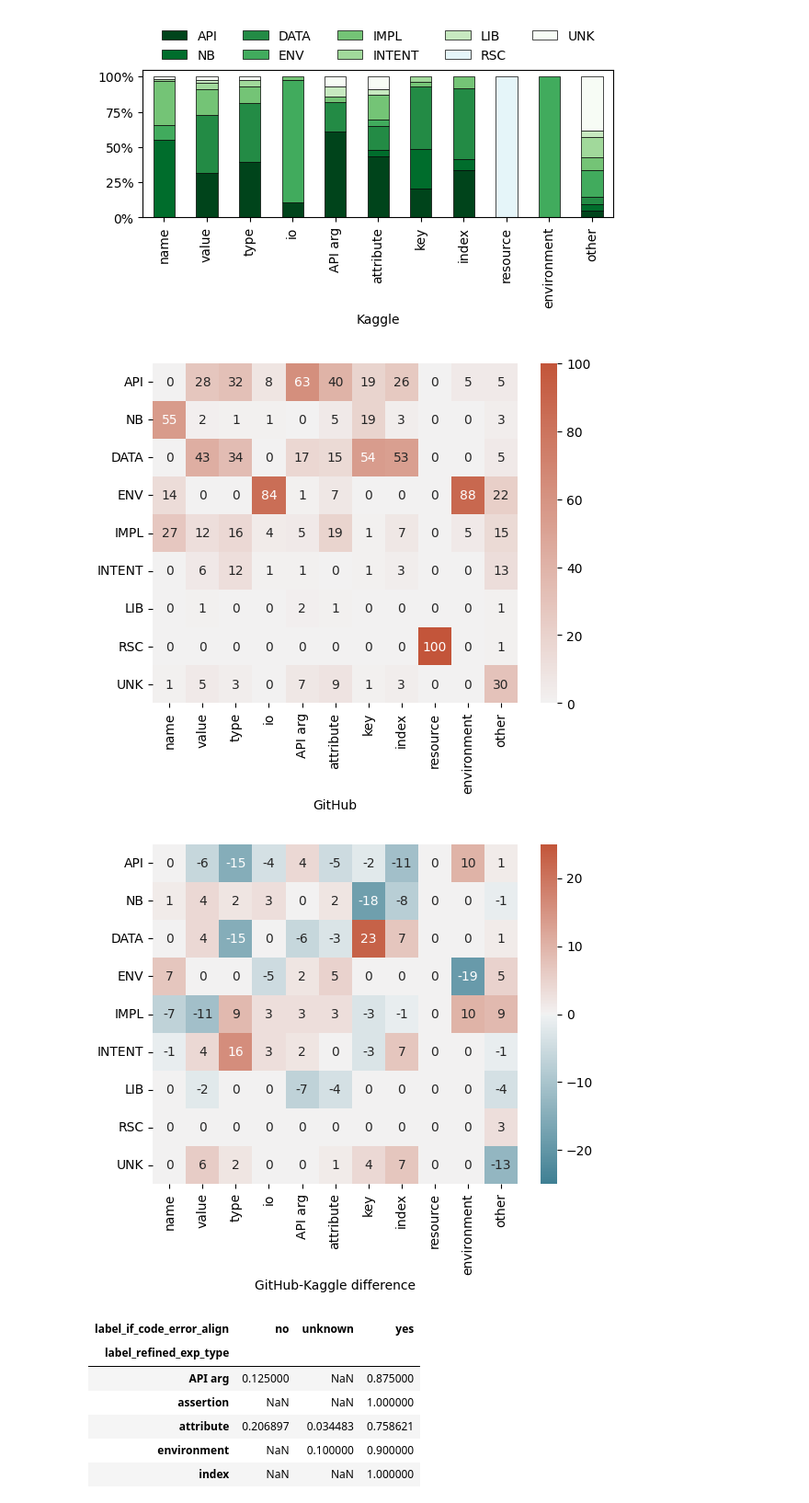
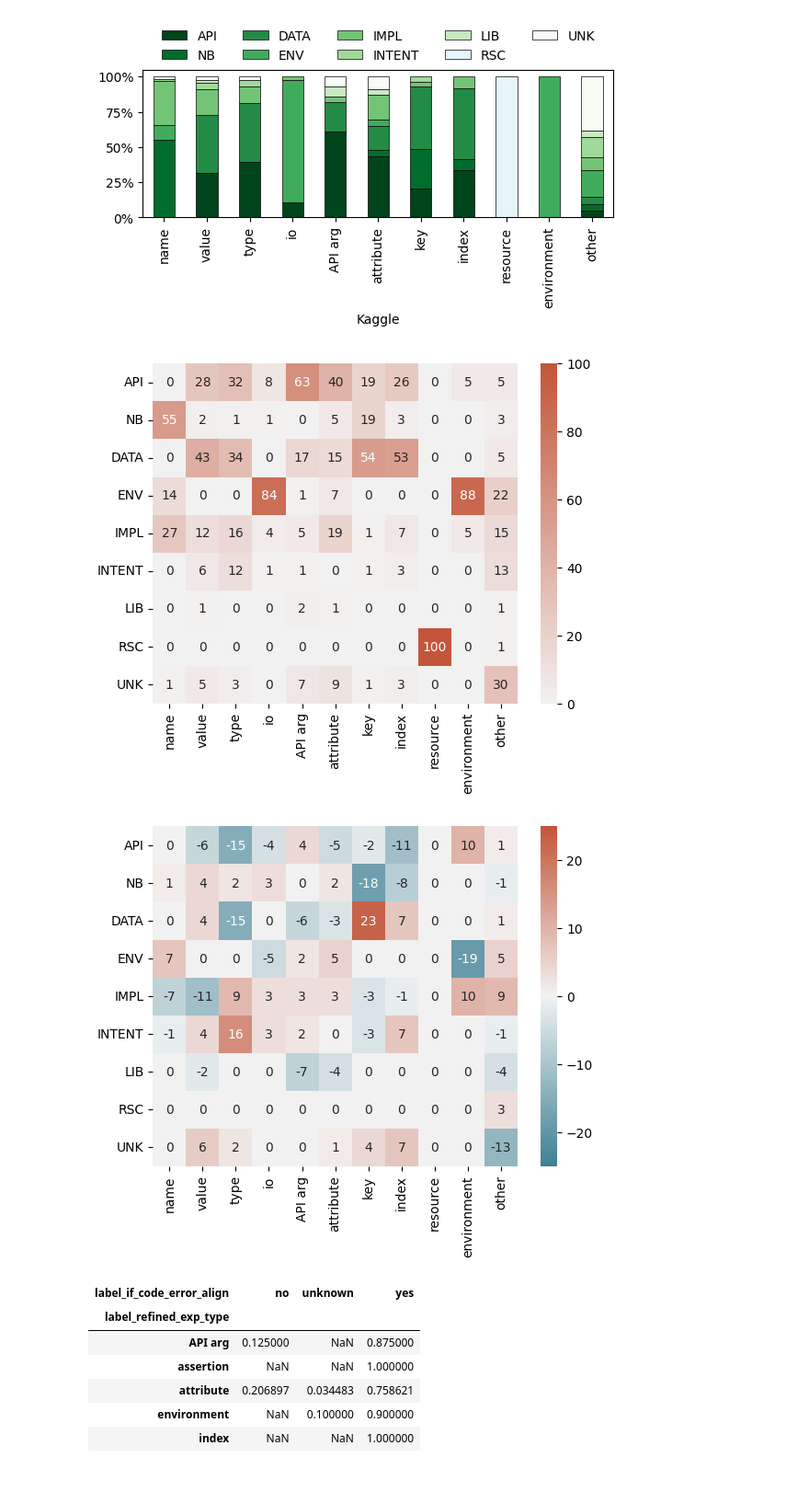
Before and after one commit to PELAB-LiU/jupyter_nbs_empirical, a Jupyter notebook: notebook_error_analysis-manual_labels_plots_rqs.ipynb, the cells around one changed output. Shown at 92% size. Cells and saved outputs as stored; diff of their text form; code cells hidden in the pictures; blank space fills up the shorter version.

```diff
--- a/notebook_error_analysis-manual_labels_plots_rqs.ipynb
+++ b/notebook_error_analysis-manual_labels_plots_rqs.ipynb
@@ -427,27 +427,27 @@ df_grouped_k = (df_grouped_k.T/df_grouped_k.sum(axis=1)).fillna(0)
 # %%
 import seaborn as sns
 
 # plot the heatmap for the combined dataset, rc and exp relationship in percentages
 rc_new = [rc2abbr[x] for x in df_grouped.index]
 s = sns.heatmap((df_grouped*100).astype(int), fmt="d",
                 annot=True, yticklabels=rc_new,
                 cmap=cm_dp,# "vlag",
                 center=0)
-s.set(xlabel='GitHub', ylabel='')
+s.set(xlabel='', ylabel='')
 s.figure.savefig(r"C:\Users\yirwa29\OneDrive - Linköpings universitet\SAProject\Paper2/exp_rc_combined.pdf", bbox_inches='tight')
 plt.show()
 
 # plot the heatmap for the differences in percentages
 s = sns.heatmap(((df_grouped_g-df_grouped_k)*100).astype(int),
                 annot=True, yticklabels=rc_new,
                 cmap=cm_dp,# "vlag",
                 center=0, vmin=-25, vmax=25)
-s.set(xlabel='GitHub-Kaggle difference', ylabel='')
+s.set(xlabel='', ylabel='')
 s.figure.savefig(r"C:\Users\yirwa29\OneDrive - Linköpings universitet\SAProject\Paper2/exp_rc_diff.pdf", bbox_inches='tight')
 plt.show()
 # %% [output]
-[figure, old version]
+[figure, new version]
-[figure, old version]
+[figure, new version]
 # %%
 # relationship between if_code_error_align and exception types
 
```
Also changed, not shown: parts of 3 cells of this notebook, 1 other file.
